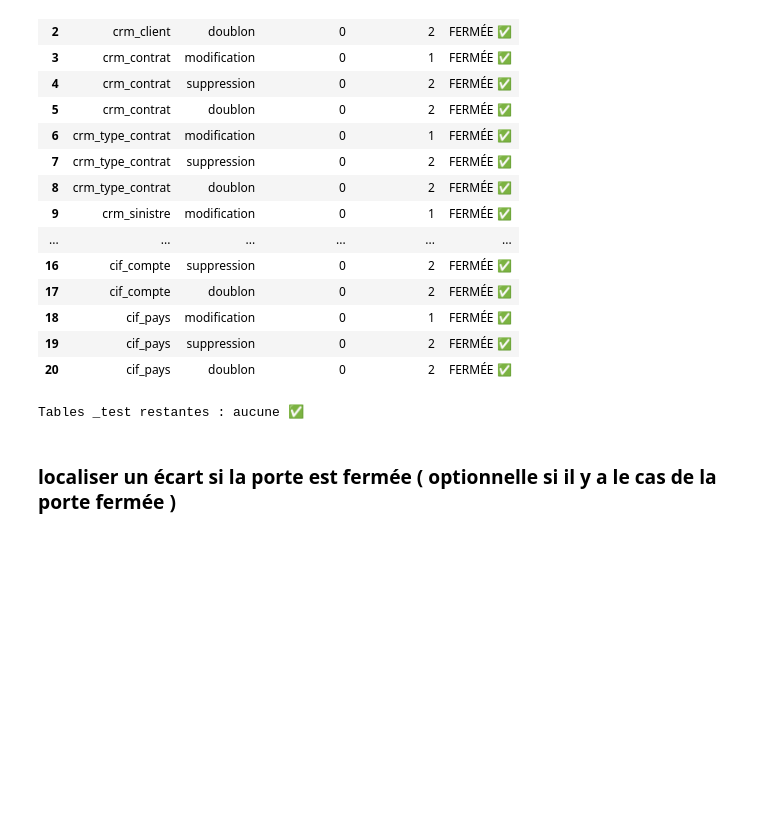
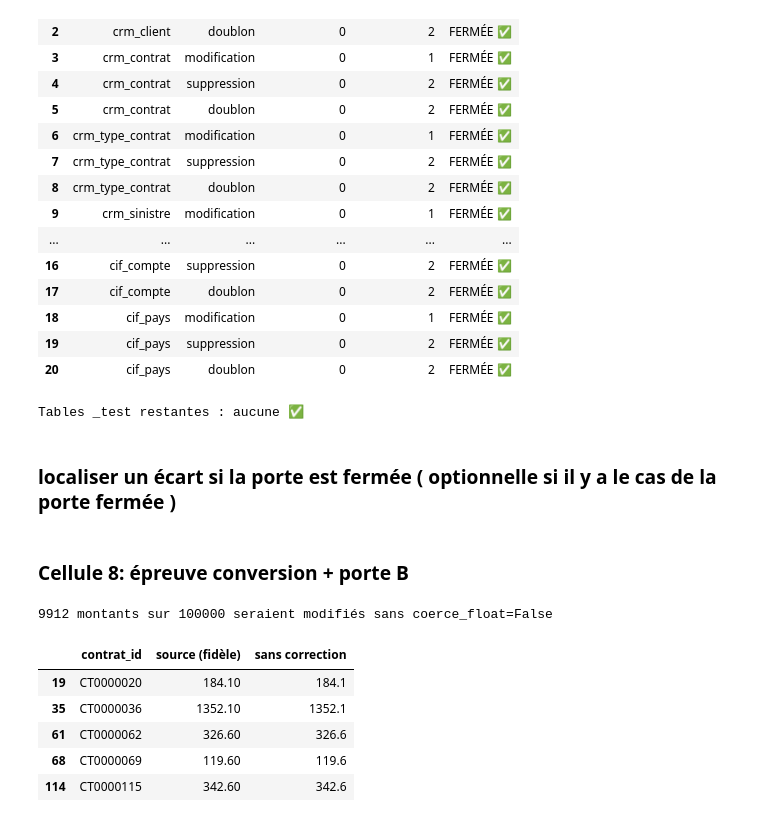
Before and after one commit to Samii05/td-qualite-g01, a Jupyter notebook: notebooks/S1_01.ipynb, the cells around one changed output. Saved outputs shown, nothing was run; the diff lists cells and outputs as text; code cells hidden in the pictures; blank space fills up the shorter version.

Commit message:
S1: méthode d'ingestion et épreuve de conversion des décimales (US-02-03)

```diff
--- a/notebooks/S1_01.ipynb
+++ b/notebooks/S1_01.ipynb
@@ -514,3 +537,25 @@ def diagnostic(base, table, cible):
             print(f"écart sur la colonne {c}: source={int(s)} bronze={int(b)}")
 
 # diagnostic("crm", "contrat", "crm_contrat")
+# %% [markdown]
+### Cellule 8: épreuve conversion + porte B
+# %%
+# Épreuve conversion : combien de montants seraient abîmés sans la correction ?
+sql = "SELECT contrat_id, prime_annuelle FROM crm.contrat"
+sans_correction = pd.read_sql(text(sql), reader, coerce_float=True)   # lecture en nombres à virgule
+avec_correction = pd.read_sql(text(sql), reader, coerce_float=False)  # lecture fidèle (US-02)
+
+diff = sans_correction.prime_annuelle.astype(str) != avec_correction.prime_annuelle.astype(str)
+print(f"{diff.sum()} montants sur {len(diff)} seraient modifiés sans coerce_float=False")
+display(pd.DataFrame({
+    "contrat_id": avec_correction.contrat_id[diff].head(),
+    "source (fidèle)": avec_correction.prime_annuelle[diff].astype(str).head(),
+    "sans correction": sans_correction.prime_annuelle[diff].astype(str).head()}))
+# %% [output]
+9912 montants sur 100000 seraient modifiés sans coerce_float=False
+|  | contrat_id | source (fidèle) | sans correction |
+| 19 | CT0000020 | 184.10 | 184.1 |
+| 35 | CT0000036 | 1352.10 | 1352.1 |
+| 61 | CT0000062 | 326.60 | 326.6 |
+| 68 | CT0000069 | 119.60 | 119.6 |
+| 114 | CT0000115 | 342.60 | 342.6 |
```
Also changed, not shown: parts of 5 cells of this notebook, 1 other file.
